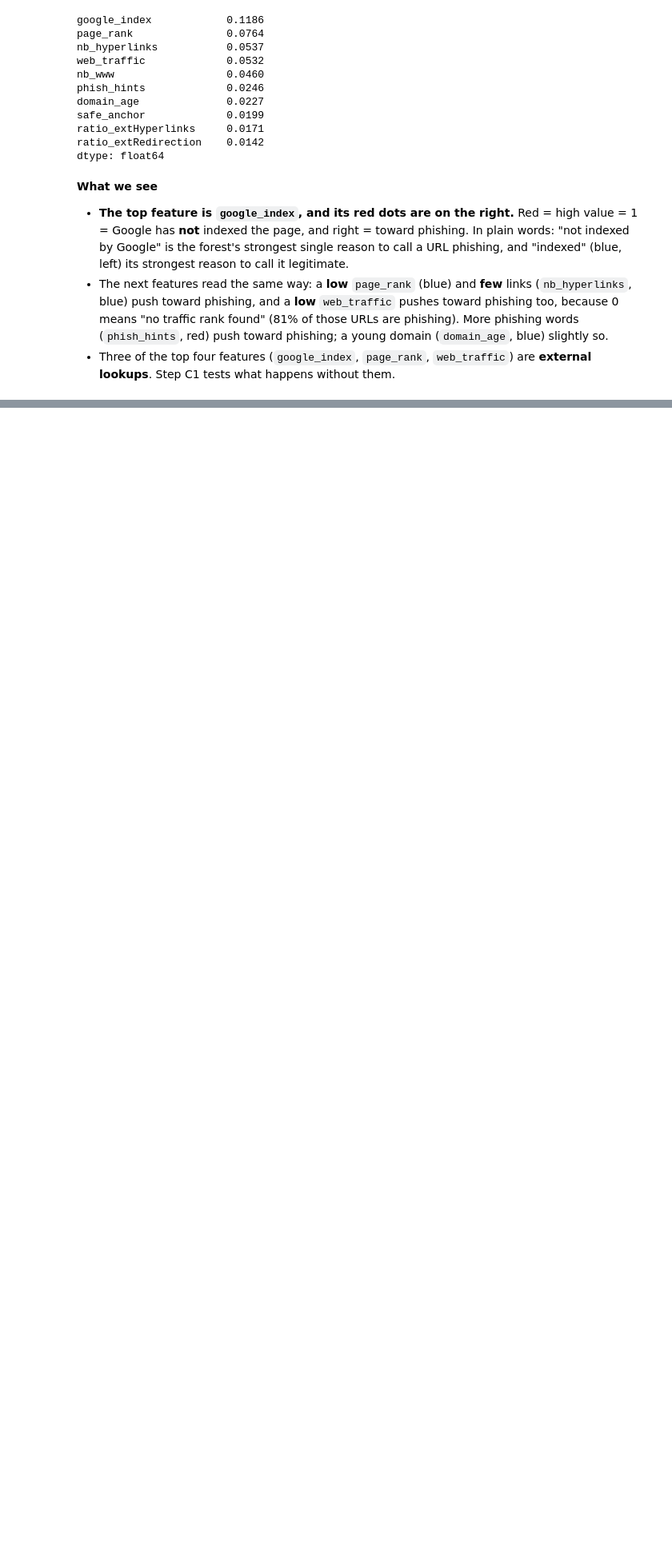
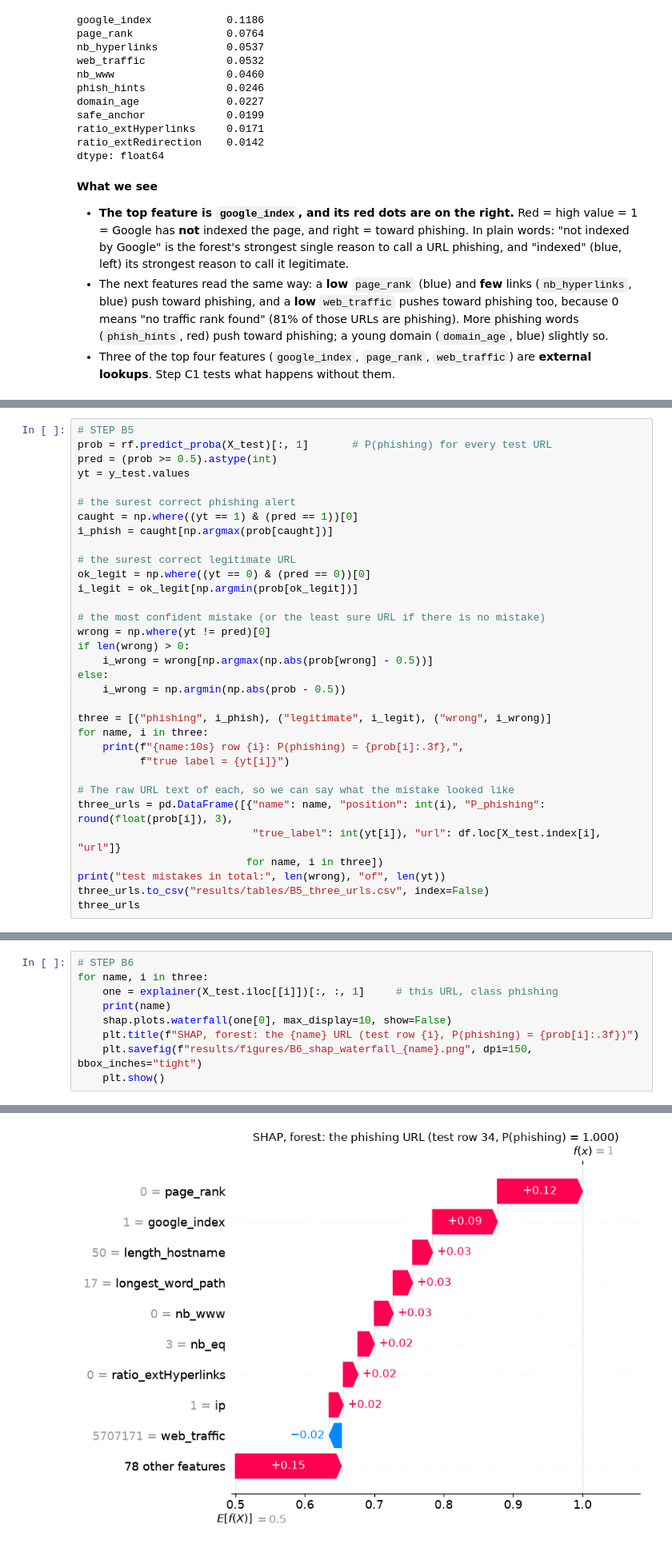
Before and after one commit to steve-nt/AI-for-Cybersecurity-Lab4.1, a Jupyter notebook: parts/10_supervised_forest.ipynb, the cells around one changed output, grey strips where cells are left out. Shown at 80% size. Cells and saved outputs as stored; diff of their text form; blank space fills up the shorter version.

Commit message:
B5, B6: three URLs explained with SHAP waterfalls and LIME

```diff
--- a/parts/10_supervised_forest.ipynb
+++ b/parts/10_supervised_forest.ipynb
@@ -210,0 +218,33 @@ dtype: float64
+# %%
+# STEP B5
+prob = rf.predict_proba(X_test)[:, 1]       # P(phishing) for every test URL
+pred = (prob >= 0.5).astype(int)
+yt = y_test.values
+
+# the surest correct phishing alert
+caught = np.where((yt == 1) & (pred == 1))[0]
+i_phish = caught[np.argmax(prob[caught])]
+
+# the surest correct legitimate URL
+ok_legit = np.where((yt == 0) & (pred == 0))[0]
+i_legit = ok_legit[np.argmin(prob[ok_legit])]
+
+# the most confident mistake (or the least sure URL if there is no mistake)
+wrong = np.where(yt != pred)[0]
+if len(wrong) > 0:
+    i_wrong = wrong[np.argmax(np.abs(prob[wrong] - 0.5))]
+else:
+    i_wrong = np.argmin(np.abs(prob - 0.5))
+
+three = [("phishing", i_phish), ("legitimate", i_legit), ("wrong", i_wrong)]
+for name, i in three:
+    print(f"{name:10s} row {i}: P(phishing) = {prob[i]:.3f},",
+          f"true label = {yt[i]}")
+
+# The raw URL text of each, so we can say what the mistake looked like
+three_urls = pd.DataFrame([{"name": name, "position": int(i), "P_phishing": round(float(prob[i]), 3),
+                            "true_label": int(yt[i]), "url": df.loc[X_test.index[i], "url"]}
+                           for name, i in three])
+print("test mistakes in total:", len(wrong), "of", len(yt))
+three_urls.to_csv("results/tables/B5_three_urls.csv", index=False)
+three_urls
@@ -210,0 +279,10 @@ dtype: float64
+# %%
+# STEP B6
+for name, i in three:
+    one = explainer(X_test.iloc[[i]])[:, :, 1]     # this URL, class phishing
+    print(name)
+    shap.plots.waterfall(one[0], max_display=10, show=False)
+    plt.title(f"SHAP, forest: the {name} URL (test row {i}, P(phishing) = {prob[i]:.3f})")
+    plt.savefig(f"results/figures/B6_shap_waterfall_{name}.png", dpi=150, bbox_inches="tight")
+    plt.show()
+# %% [output]
@@ -210,0 +290 @@ dtype: float64
+[figure, added]
```
Also changed, not shown: parts of 9 cells of this notebook, 10 other files.
